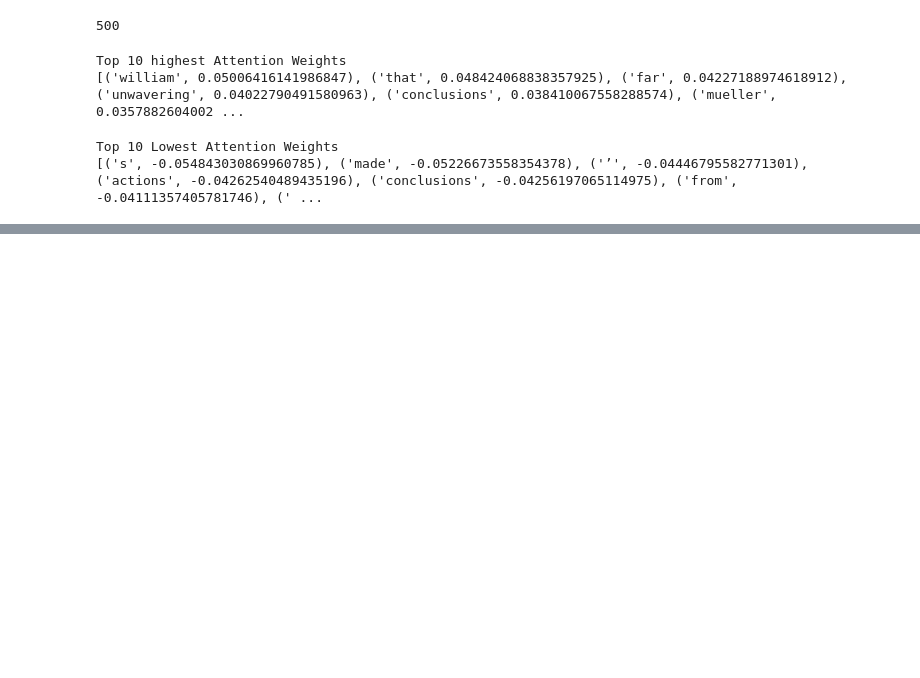
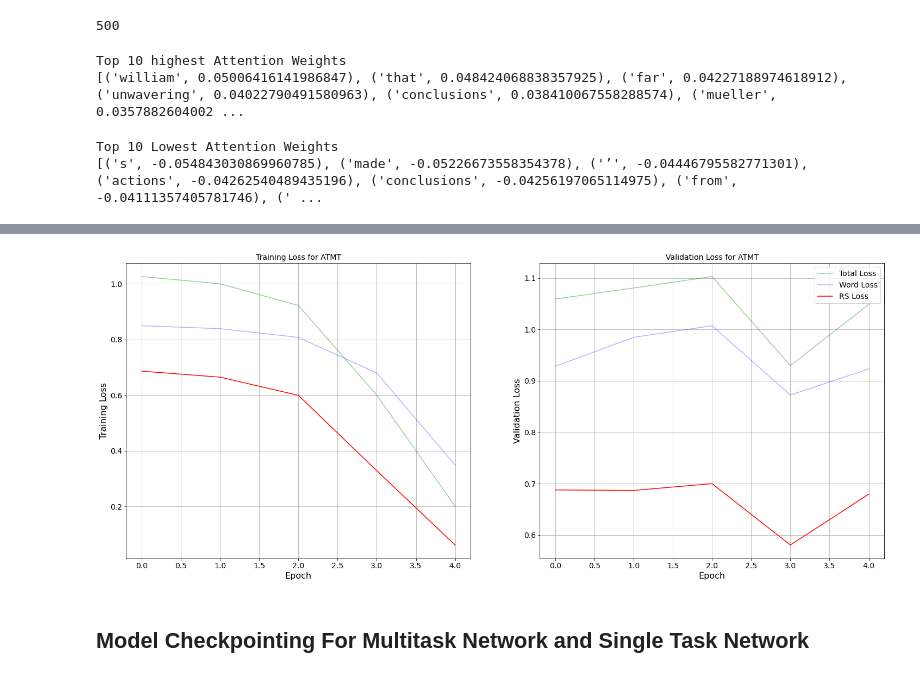
Before and after one commit to karthikshivaram24/Combatting-partisan-homogenization, a Jupyter notebook: model_tester.ipynb, the cells around one changed output, grey strips where cells are left out. Saved outputs shown, nothing was run; the diff lists cells and outputs as text; code cells hidden in the pictures; blank space fills up the shorter version.

```diff
--- a/model_tester.ipynb
+++ b/model_tester.ipynb
@@ -1462,0 +1305,9 @@ Top 10 Lowest Attention Weights
+# %%
+metrics_train,metrics_test, losses_train, model_dict =  run_ssda_cp_mt(df=data,
+                                                            cp=(14,44),
+                                                            doc_2_cluster_map=doc_2_cluster_map,
+                                                            learning_rates=[0.001],
+                                                            word_pred_loss_weights=[0.4],
+                                                            epochs=5,
+                                                            batch_size=16,
+                                                            single_task=False)
@@ -1462,0 +1352,6 @@ Top 10 Lowest Attention Weights
+# %%
+plot_epoch_loss_multi(losses_train[(0.001,0.4)])
+# %% [output]
+[figure, added]
+# %% [markdown]
+## Model Checkpointing For Multitask Network and Single Task Network
```
Also changed, not shown: parts of 118 cells of this notebook, 18 other files.
